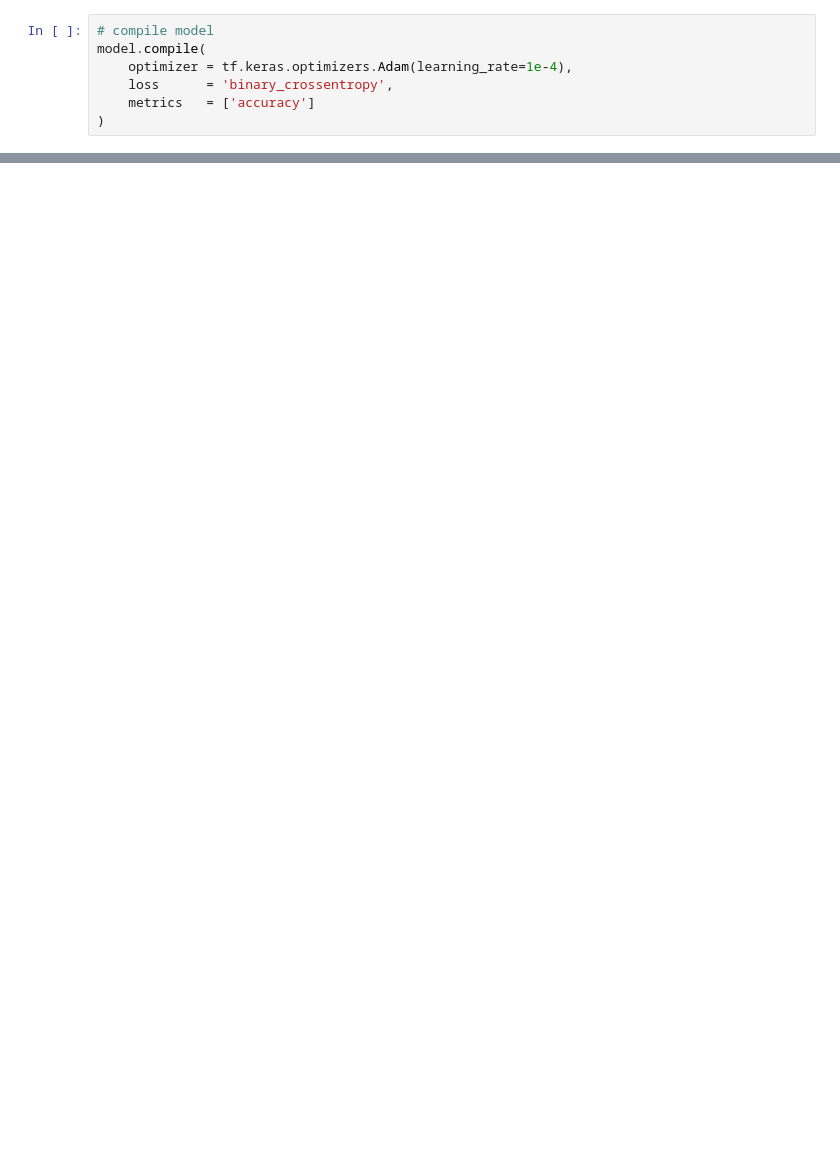
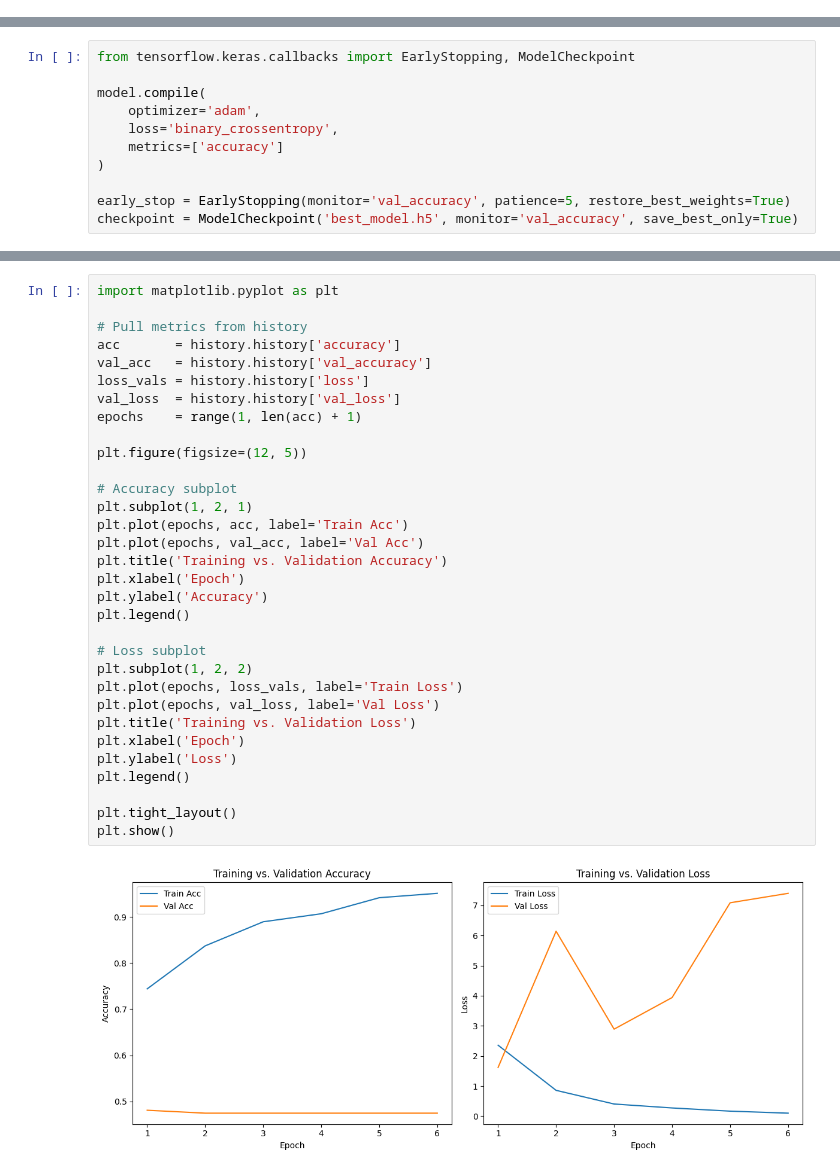
Before and after one commit to aliehs111/incremental_capstone_U4, a Jupyter notebook: notebooks/train_model.ipynb, the cells around one changed output, grey strips where cells are left out. Saved outputs shown, nothing was run; the diff lists cells and outputs as text; blank space fills up the shorter version.

Commit message:
Update .gitignore, train_model notebook, and notes

```diff
--- a/notebooks/train_model.ipynb
+++ b/notebooks/train_model.ipynb
@@ -41,7 +78,0 @@ model.summary()
-# %%
-# compile model
-model.compile(
-    optimizer = tf.keras.optimizers.Adam(learning_rate=1e-4),
-    loss      = 'binary_crossentropy',
-    metrics   = ['accuracy']
-)
@@ -62,3 +79,14 @@ checkpoint = callbacks.ModelCheckpoint(
+# %%
+from tensorflow.keras.callbacks import EarlyStopping, ModelCheckpoint
+
+model.compile(
+    optimizer='adam',
+    loss='binary_crossentropy',
+    metrics=['accuracy']
+)
+
+early_stop = EarlyStopping(monitor='val_accuracy', patience=5, restore_best_weights=True)
+checkpoint = ModelCheckpoint('best_model.h5', monitor='val_accuracy', save_best_only=True)
 # %%
 EPOCHS = 20
 
@@ -104,0 +163,34 @@ print("Classification Report:\n", report)
+# %%
+import matplotlib.pyplot as plt
+
+# Pull metrics from history
+acc       = history.history['accuracy']
+val_acc   = history.history['val_accuracy']
+loss_vals = history.history['loss']
+val_loss  = history.history['val_loss']
+epochs    = range(1, len(acc) + 1)
+
+plt.figure(figsize=(12, 5))
+
+# Accuracy subplot
+plt.subplot(1, 2, 1)
+plt.plot(epochs, acc, label='Train Acc')
+plt.plot(epochs, val_acc, label='Val Acc')
+plt.title('Training vs. Validation Accuracy')
+plt.xlabel('Epoch')
+plt.ylabel('Accuracy')
+plt.legend()
+
+# Loss subplot
+plt.subplot(1, 2, 2)
+plt.plot(epochs, loss_vals, label='Train Loss')
+plt.plot(epochs, val_loss, label='Val Loss')
+plt.title('Training vs. Validation Loss')
+plt.xlabel('Epoch')
+plt.ylabel('Loss')
+plt.legend()
+
+plt.tight_layout()
+plt.show()
+# %% [output]
+[figure, added]
```
Also changed, not shown: parts of 7 cells of this notebook, 2 other files.
